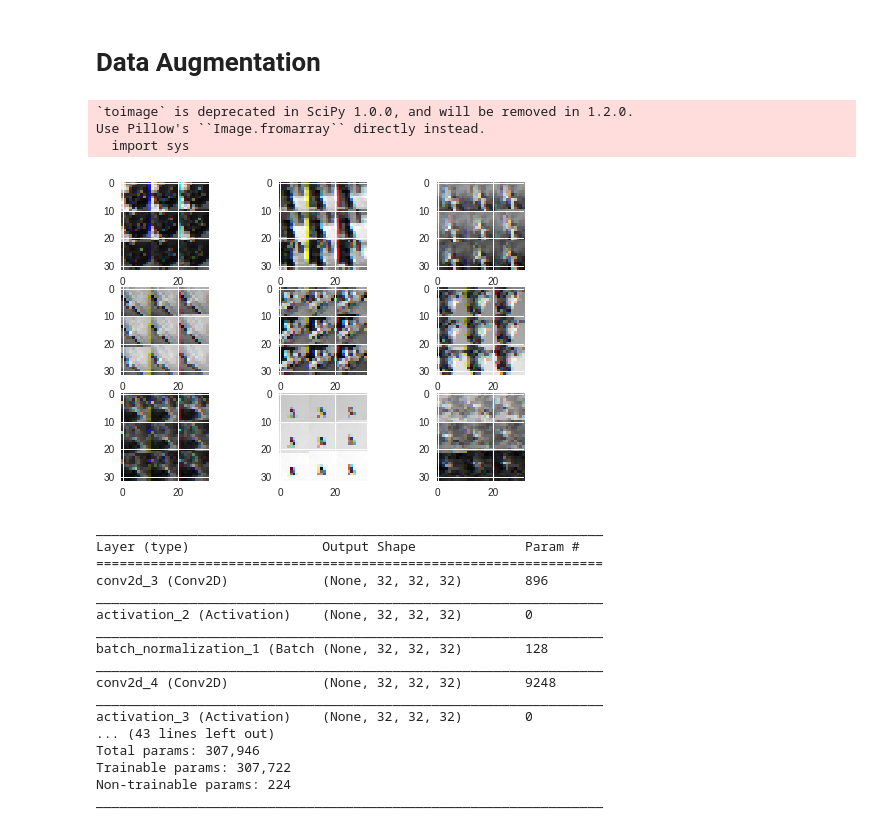
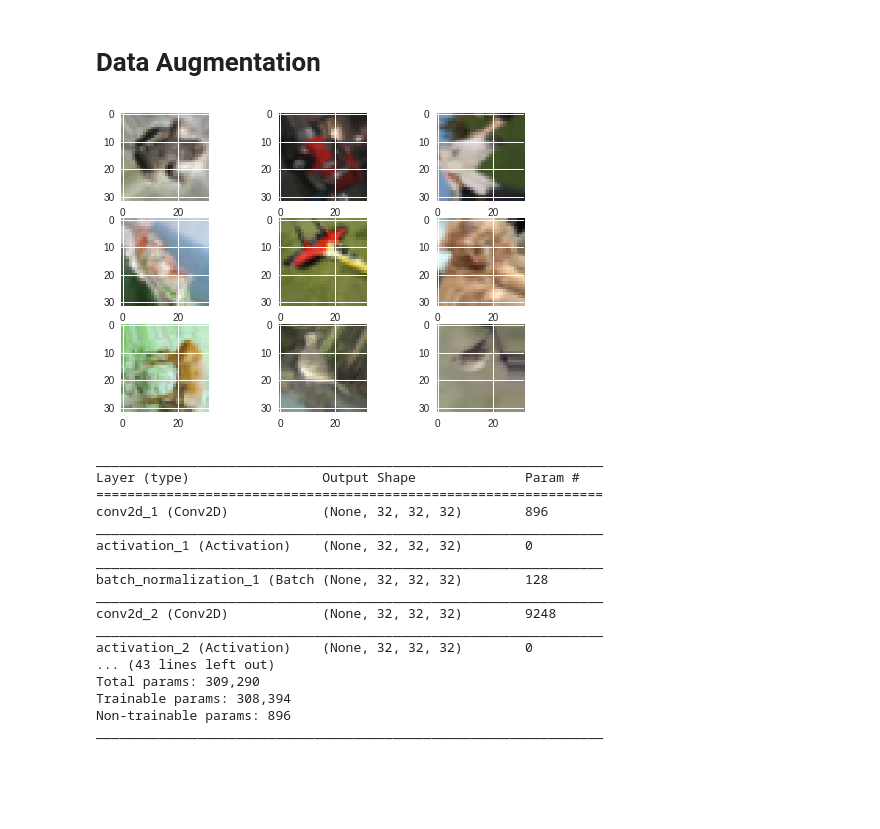
Before and after one commit to MallikarjunNamagiri/mallik32, a Jupyter notebook: CNN/Dataset–CIFAR10.ipynb, the cells around one changed output. Drawn from its saved outputs; the diff is of its cells as text; code cells hidden in the pictures; blank space fills up the shorter version.

```diff
--- a/CNN/Dataset–CIFAR10.ipynb
+++ b/CNN/Dataset–CIFAR10.ipynb
@@ -134,16 +154,15 @@ datagen.fit(X_train)
 # %%
 from matplotlib import pyplot as plt
 # Configure batch size and retrieve one batch of images
 for X_batch, y_batch in datagen.flow(X_train, y_train, batch_size=9):
     # Show 9 images
     for i in range(0, 9):
         plt.subplot(330 + 1 + i)
-        plt.imshow(toimage(X_batch[i].reshape(img_rows, img_cols, 3)))
+        b = X_batch[i].reshape(img_rows, img_cols, 3)
+        b = np.uint8(b)
+        plt.imshow(Image.fromarray(b))
     # show the plot
     plt.show()
     break
 # %% [output]
-`toimage` is deprecated in SciPy 1.0.0, and will be removed in 1.2.0.
-Use Pillow's ``Image.fromarray`` directly instead.
-  import sys
-[figure, old version]
+[figure, new version]
@@ -174,7 +204,7 @@ y_test = np_utils.to_categorical(y_test,num_classes)
 weight_decay = 1e-4
 
 model = Sequential()
-model.add(Conv2D(32, (3,3), padding='same', kernel_regularizer=regularizers.l2(weight_decay), input_shape=x_train.shape[1:]))
+model.add(Conv2D(32, (3,3), padding='same', kernel_regularizer=regularizers.l2(weight_decay), input_shape=X_train.shape[1:]))
 model.add(Activation('elu'))
 model.add(BatchNormalization())
 model.add(Conv2D(32, (3,3), padding='same', kernel_regularizer=regularizers.l2(weight_decay)))
@@ -209,19 +239,19 @@ model.summary()
 _________________________________________________________________
 Layer (type)                 Output Shape              Param #
 =================================================================
-conv2d_3 (Conv2D)            (None, 32, 32, 32)        896
+conv2d_1 (Conv2D)            (None, 32, 32, 32)        896
 _________________________________________________________________
-activation_2 (Activation)    (None, 32, 32, 32)        0
+activation_1 (Activation)    (None, 32, 32, 32)        0
 _________________________________________________________________
 batch_normalization_1 (Batch (None, 32, 32, 32)        128
 _________________________________________________________________
-conv2d_4 (Conv2D)            (None, 32, 32, 32)        9248
+conv2d_2 (Conv2D)            (None, 32, 32, 32)        9248
 _________________________________________________________________
-activation_3 (Activation)    (None, 32, 32, 32)        0
+activation_2 (Activation)    (None, 32, 32, 32)        0
 ... (43 lines left out)
-Total params: 307,946
-Trainable params: 307,722
-Non-trainable params: 224
+Total params: 309,290
+Trainable params: 308,394
+Non-trainable params: 896
 _________________________________________________________________
 # %%
 #data augmentation
```
Also changed, not shown: parts of 4 cells of this notebook.
